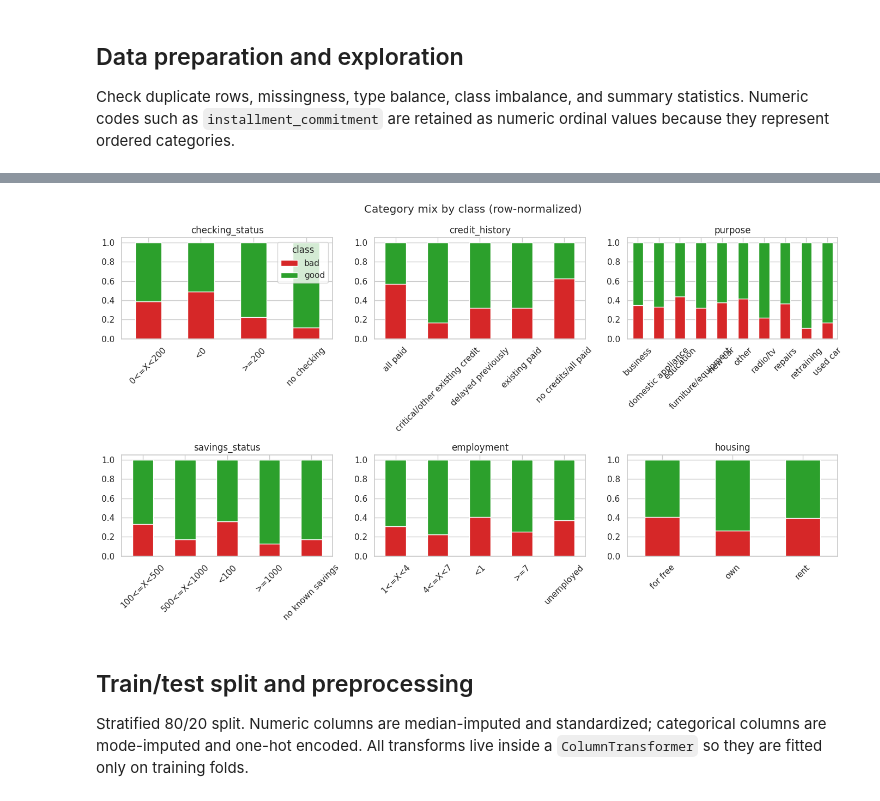
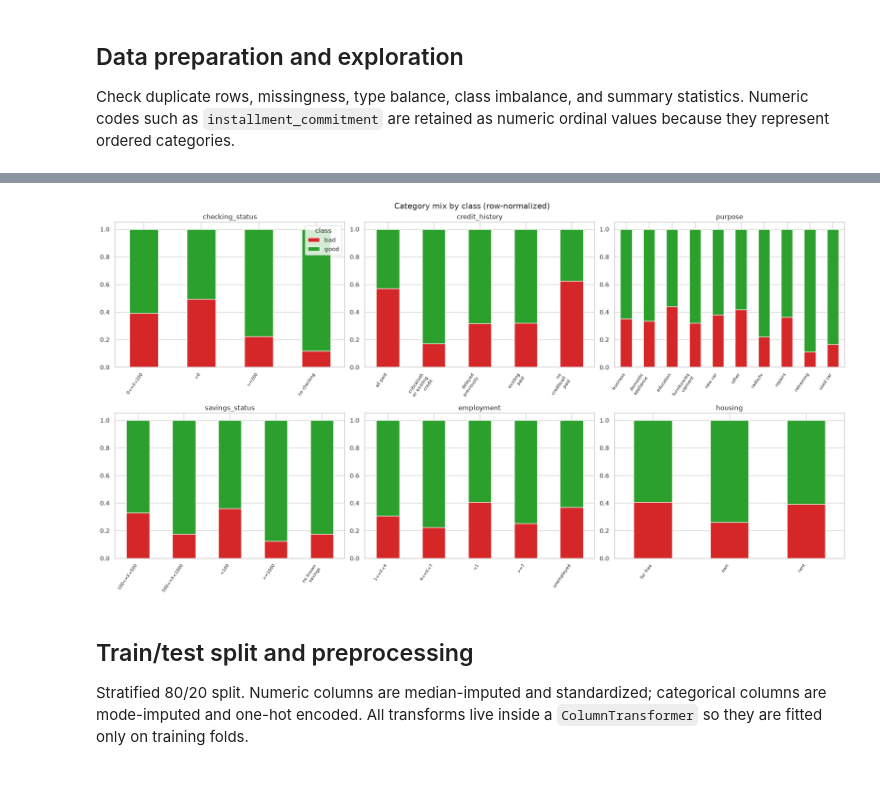
Before and after one commit to innocentduma/german-credit-risk, a Jupyter notebook: german_credit_risk_bo.ipynb, the cells around one changed output, grey strips where cells are left out. Drawn from its saved outputs; the diff is of its cells as text; code cells hidden in the pictures.

```diff
--- a/german_credit_risk_bo.ipynb
+++ b/german_credit_risk_bo.ipynb
@@ -127,25 +128,20 @@ num_dependents          1000.0     1.155     0.362086    1.0     1.0     1.0
 # %%
 num_cols_preview = ["duration", "credit_amount", "age", "installment_commitment"]
 
-fig, axes = plt.subplots(1, 2, figsize=(11, 4))
-df["class"].value_counts().plot(kind="bar", ax=axes[0], color=["#2ca02c", "#d62728"], rot=0)
-axes[0].set_title("Class balance (good vs bad)")
-axes[0].set_ylabel("Count")
-axes[1].bar(["Train pos rate", "Overall pos rate"],
-             [(df["class"]=="bad").mean(), (df["class"]=="bad").mean()],
-             color="#4472C4")
-axes[1].set_ylim(0, 1)
-axes[1].set_title("Bad-rate (positive class share)")
-plt.tight_layout()
-plt.show()
+fig, ax = plt.subplots(figsize=(6, 4), constrained_layout=True)
+df["class"].value_counts().reindex(["good", "bad"]).plot(
+    kind="bar", ax=ax, color=["#2ca02c", "#d62728"], rot=0
+)
+ax.set_title("Class balance (good vs bad)")
+ax.set_ylabel("Count")
+ax.set_xlabel("Class")
 
-fig, axes = plt.subplots(2, 2, figsize=(10, 7))
+fig, axes = plt.subplots(2, 2, figsize=(12, 8), constrained_layout=True)
 for ax, col in zip(axes.ravel(), num_cols_preview):
     for label, color in [("good", "#2ca02c"), ("bad", "#d62728")]:
         df.loc[df["class"] == label, col].plot.hist(ax=ax, alpha=0.55, bins=20, color=color, label=label)
     ax.set_title(col)
     ax.legend()
 plt.suptitle("Numeric features by class")
-plt.tight_layout()
 plt.show()
 # %% [output]
@@ -154,18 +150,22 @@ plt.show()
 # %%
+import textwrap
 cat_preview = ["checking_status", "credit_history", "purpose", "savings_status", "employment", "housing"]
-fig, axes = plt.subplots(2, 3, figsize=(14, 8))
+fig, axes = plt.subplots(2, 3, figsize=(19, 10), constrained_layout=True)
 for ax, col in zip(axes.ravel(), cat_preview):
     ct = pd.crosstab(df[col], df["class"], normalize="index")
     ct.plot(kind="bar", stacked=True, ax=ax, color=["#d62728", "#2ca02c"], legend=False)
     ax.set_title(col)
     ax.set_xlabel("")
-    ax.tick_params(axis="x", labelrotation=45)
+    ax.tick_params(axis="x", labelrotation=55, labelsize=8)
+    ax.set_xticklabels(
+        [textwrap.fill(tick.get_text(), width=12) for tick in ax.get_xticklabels()],
+        rotation=55, ha="right", fontsize=8
+    )
 axes[0, 0].legend(title="class", loc="best")
 plt.suptitle("Category mix by class (row-normalized)")
-plt.tight_layout()
 plt.show()
 # %% [output]
-[figure, old version]
+[figure, new version]
 # %% [markdown]
 ## Train/test split and preprocessing
 Stratified 80/20 split. Numeric columns are median-imputed and standardized; categorical columns are mode-imputed and one-hot encoded. All transforms live inside a `ColumnTransformer` so they are fitted only on training folds.
```
Also changed, not shown: parts of 19 cells of this notebook.
